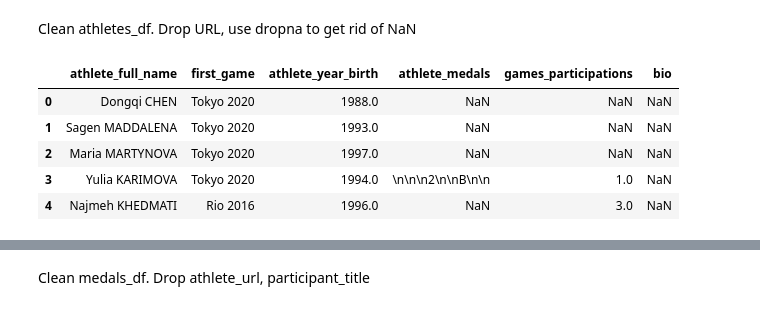
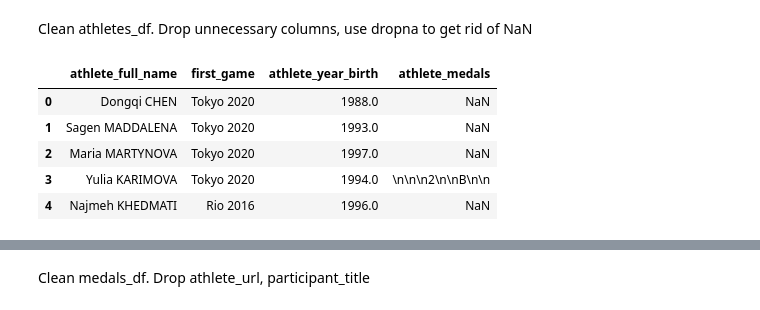
Before and after one commit to madrivers/Data_Bootcamp_Final_Project, a Jupyter notebook: olympics.ipynb, the cells around one changed output, grey strips where cells are left out. Saved outputs shown, nothing was run; the diff lists cells and outputs as text; code cells hidden in the pictures.

Commit message:
still cleaning

```diff
--- a/olympics.ipynb
+++ b/olympics.ipynb
@@ -18,17 +18,17 @@ athletes_df.head(5)
 | 3 | https://olympics.com/en/athletes/... | Yulia KARIMOVA | Tokyo 2020 | 1994.0 | \n\n\n2\n\nB\n\n | 1.0 | ... |
 | 4 | https://olympics.com/en/athletes/... | Najmeh KHEDMATI | Rio 2016 | 1996.0 | NaN | 3.0 | ... |
 # %% [markdown]
-Clean athletes_df. Drop URL, use dropna to get rid of NaN
+Clean athletes_df. Drop unnecessary columns, use dropna to get rid of NaN
 # %%
-athletes_df.drop('athlete_url', axis=1, inplace=True)
+athletes_df.drop(['athlete_url','bio', 'games_participations'], axis=1, inplace=True)
 athletes_df.head()
 # %% [output]
-|  | athlete_full_name | first_game | athlete_year_birth | athlete_medals | games_participations | bio |
-| 0 | Dongqi CHEN | Tokyo 2020 | 1988.0 | NaN | NaN | NaN |
-| 1 | Sagen MADDALENA | Tokyo 2020 | 1993.0 | NaN | NaN | NaN |
-| 2 | Maria MARTYNOVA | Tokyo 2020 | 1997.0 | NaN | NaN | NaN |
-| 3 | Yulia KARIMOVA | Tokyo 2020 | 1994.0 | \n\n\n2\n\nB\n\n | 1.0 | NaN |
-| 4 | Najmeh KHEDMATI | Rio 2016 | 1996.0 | NaN | 3.0 | NaN |
+|  | athlete_full_name | first_game | athlete_year_birth | athlete_medals |
+| 0 | Dongqi CHEN | Tokyo 2020 | 1988.0 | NaN |
+| 1 | Sagen MADDALENA | Tokyo 2020 | 1993.0 | NaN |
+| 2 | Maria MARTYNOVA | Tokyo 2020 | 1997.0 | NaN |
+| 3 | Yulia KARIMOVA | Tokyo 2020 | 1994.0 | \n\n\n2\n\nB\n\n |
+| 4 | Najmeh KHEDMATI | Rio 2016 | 1996.0 | NaN |
 # %%
 athletes_df.dropna()
 # %% [output]
```
Also changed, not shown: parts of 12 cells of this notebook.
